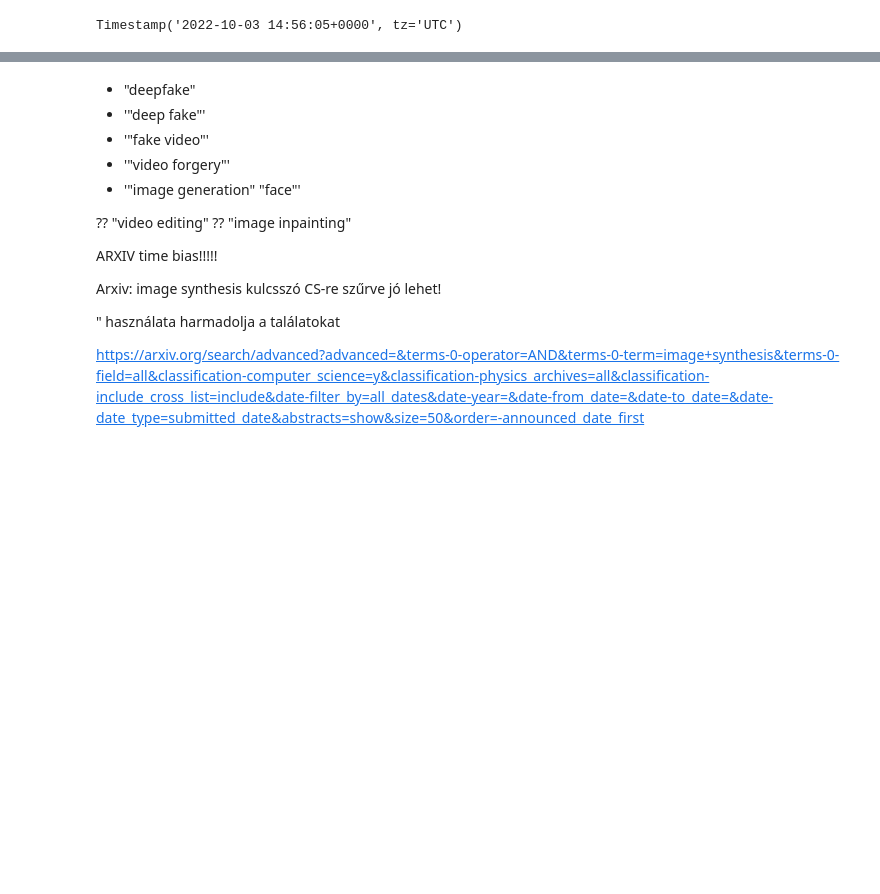
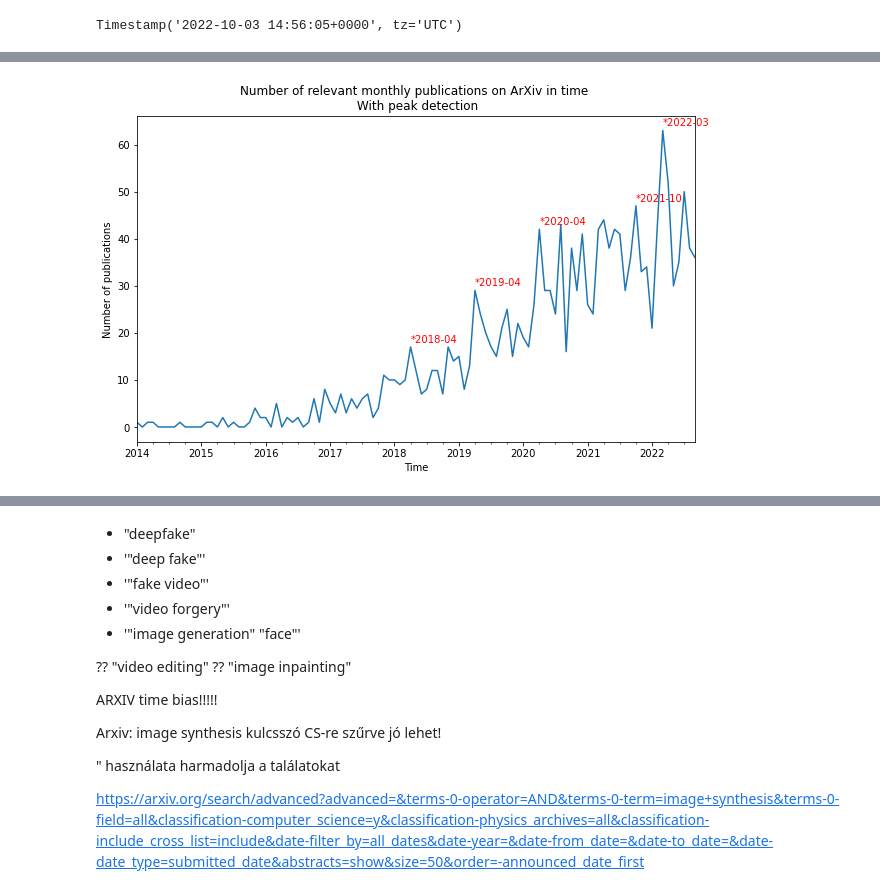
Before and after one commit to solalatus/deepfake_popularity, a Jupyter notebook: arxiv_analyzer.ipynb, the cells around one changed output, grey strips where cells are left out. Drawn from its saved outputs; the diff is of its cells as text; code cells hidden in the pictures; blank space fills up the shorter version.

```diff
--- a/arxiv_analyzer.ipynb
+++ b/arxiv_analyzer.ipynb
@@ -105,8 +119,8 @@ result_df["url"].resample("MS").count().plot()
 import peakdetect
 import matplotlib.pyplot as plt
 
-resampled_df = result_df[result_df.index.to_series().gt("2017")]["url"].resample("MS").count()
-arxiv_peaks = peakdetect.peakdetect(resampled_df, resampled_df.index, lookahead=3, delta=10)
+resampled_df = result_df[result_df.index.to_series().gt("2014") & result_df.index.to_series().lt("2022-10")]["url"].resample("MS").count()
+arxiv_peaks = peakdetect.peakdetect(resampled_df, resampled_df.index, lookahead=3, delta=7)
 
 ax = resampled_df.plot()
 
@@ -114,7 +128,12 @@ locs, labels = plt.xticks()
 
 for peak in arxiv_peaks[0]:
     print(peak)
-    ax.annotate("*",xy=(peak[0],peak[1]), fontsize=30, color="red")
+    ax.annotate("*"+str(peak[0])[:7],xy=(peak[0],peak[1]+1), fontsize=10, color="red")
 
+ax.set_title("Number of relevant monthly publications on ArXiv in time \n With peak detection")
+ax.set_xlabel("Time")
+ax.set_ylabel("Number of publications")
+plt.gcf().set_size_inches(10, 6)
 
 plt.show()
+# %% [output]
@@ -120,0 +145 @@ plt.show()
+[figure, added]
```
Also changed, not shown: parts of 8 cells of this notebook, 1 other file.
